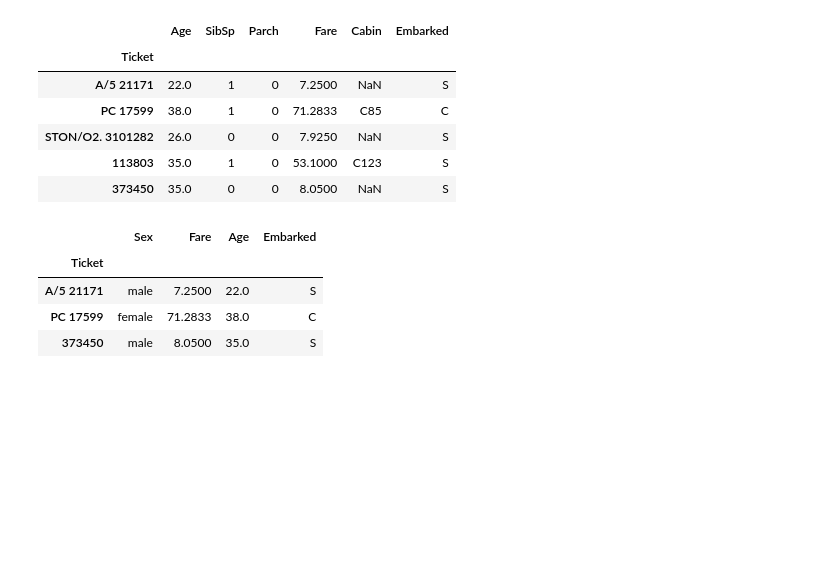
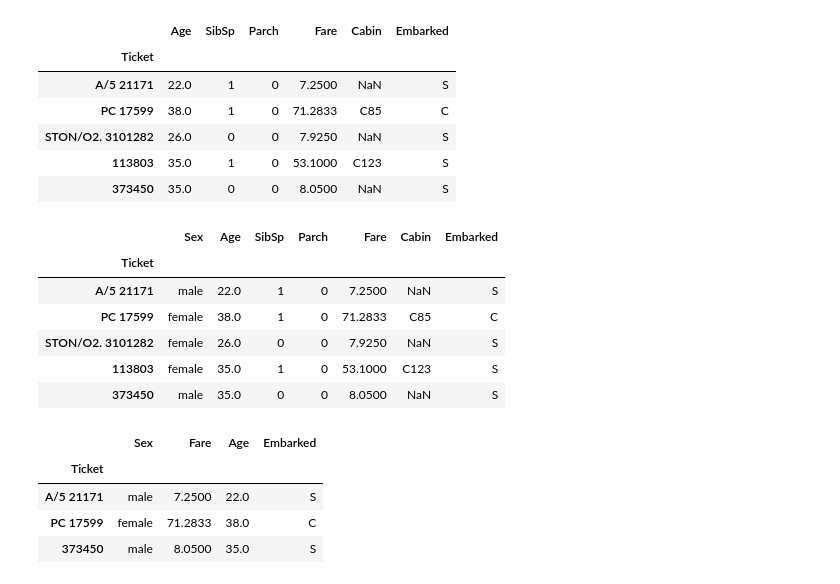
Before and after one commit to ankitgoel1602/data-science, a Jupyter notebook: data-analysis/pandas/pandas_basic_functions_overview.ipynb, the cells around one changed output. Saved outputs shown, nothing was run; the diff lists cells and outputs as text; code cells hidden in the pictures; blank space fills up the shorter version.

```diff
--- a/data-analysis/pandas/pandas_basic_functions_overview.ipynb
+++ b/data-analysis/pandas/pandas_basic_functions_overview.ipynb
@@ -210,6 +224,20 @@ titanic_ticket_index.loc[:, 'Age':].head(5)
 | STON/O2. 3101282 | 26.0 | 0 | 0 | 7.9250 | NaN | S |
 | 113803 | 35.0 | 1 | 0 | 53.1000 | C123 | S |
 | 373450 | 35.0 | 0 | 0 | 8.0500 | NaN | S |
+# %%
+# select multiple columns with labels using ':' method 3
+
+# we can supply column start_label:end_label like
+# here we are selecting columns from label 'Sex' to 'Embarked'
+titanic_ticket_index.loc[:, 'Sex':'Embarked'].head(5)
+# %% [output]
+|  | Sex | Age | SibSp | Parch | Fare | Cabin | Embarked |
+| Ticket |  |  |  |  |  |  |  |
+| A/5 21171 | male | 22.0 | 1 | 0 | 7.2500 | NaN | S |
+| PC 17599 | female | 38.0 | 1 | 0 | 71.2833 | C85 | C |
+| STON/O2. 3101282 | female | 26.0 | 0 | 0 | 7.9250 | NaN | S |
+| 113803 | female | 35.0 | 1 | 0 | 53.1000 | C123 | S |
+| 373450 | male | 35.0 | 0 | 0 | 8.0500 | NaN | S |
 # %%
 # selecting specific rows and columns
 titanic_ticket_index.loc[['A/5 21171','PC 17599', '373450'], ['Sex','Fare','Age','Embarked']]
```
Also changed, not shown: parts of 13 cells of this notebook.
